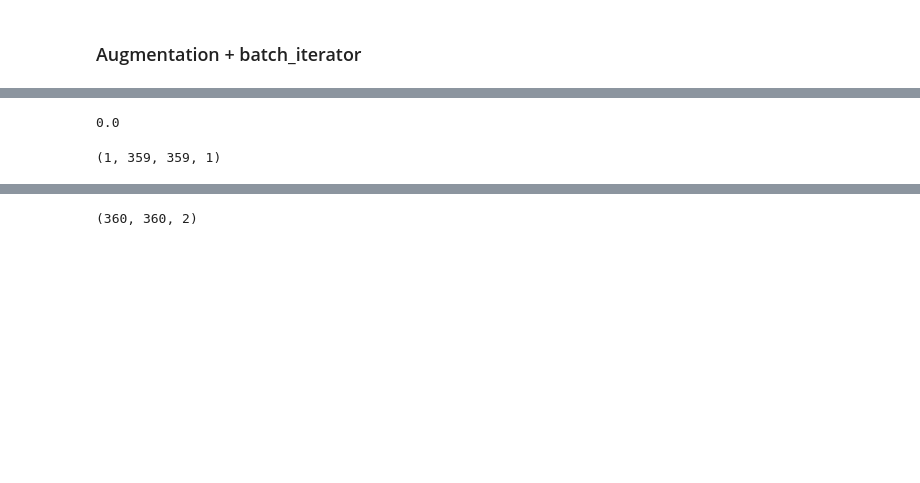
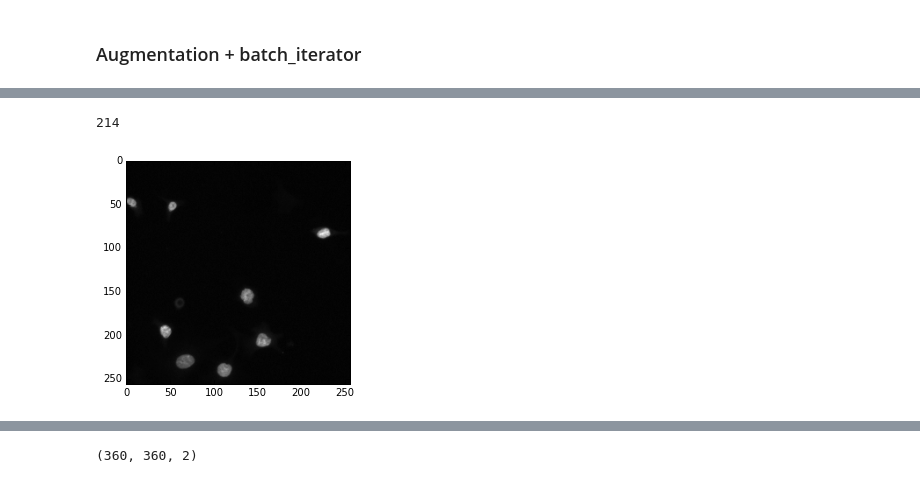
Before and after one commit to rykachevskiy/ds_bowl_2018, a Jupyter notebook: notebooks/Unet.ipynb, the cells around one changed output, grey strips where cells are left out. Saved outputs shown, nothing was run; the diff lists cells and outputs as text; code cells hidden in the pictures; blank space fills up the shorter version.

```diff
--- a/notebooks/Unet.ipynb
+++ b/notebooks/Unet.ipynb
@@ -289,4 +384,8 @@ for epoch in range(epochs):
+# %%
+val_data[0]
+# %% [output]
+214
 # %%
-val_im = val_data[0]
-prediction = sess.run(sigmoid_out, feed_dict={x : np.expand_dims(get_16_im(val_im[:,:,:1]), 0), training : False})
+im = val_data[0][:,:,:]
+prediction = sess.run(out, feed_dict={x : np.expand_dims(get_16_im(im[:,:,:1]), 0), training : False})
 # %%
@@ -294,8 +393,10 @@ mask = prediction[0][:val_im.shape[0],:val_im.shape[1],:1]
 # %%
-(mask == val_im[:,:,1]).sum() / (mask.shape[0] * mask.shape[1])
+#(mask == im[:,:,1]).sum() / (mask.shape[0] * mask.shape[1])
-# %% [output]
-0.0
-# %%
-np.expand_dims(val_data[0][:-1,:-1,:1], 0).shape
-# %% [output]
-(1, 359, 359, 1)
+# %%
+# n = next(gens[3])
+# im = random_select(n[0][0])
+#im = n[0][0]
+plt.imshow(im[:,:,0], cmap='gray')
+plt.show()
+# %% [output]
+[figure, added]
```
Also changed, not shown: parts of 28 cells of this notebook, 1 other file.
